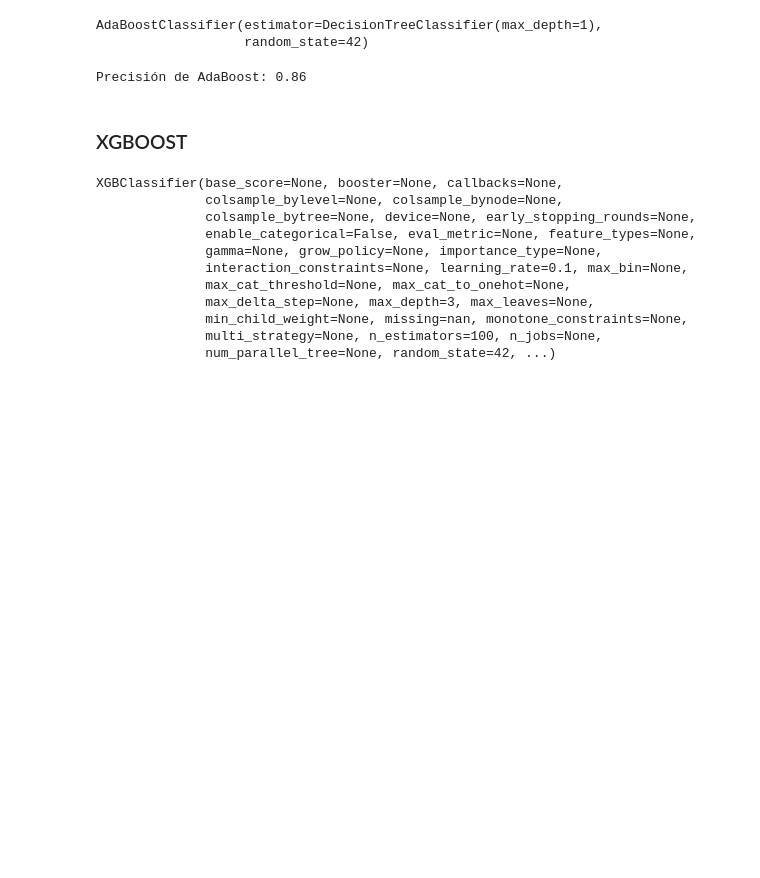
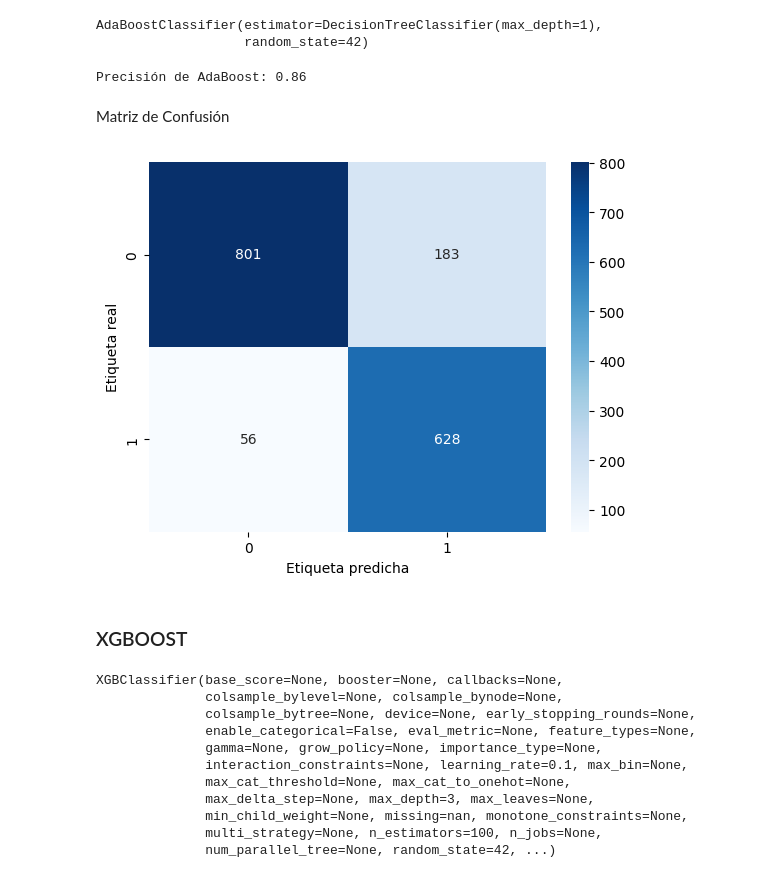
Before and after one commit to Gbustarr/proyectoTallerDatos, a Jupyter notebook: Prediccion_Riesgo_Evento_Cardiaco.ipynb, the cells around one changed output. Drawn from its saved outputs; the diff is of its cells as text; code cells hidden in the pictures; blank space fills up the shorter version.

```diff
--- a/Prediccion_Riesgo_Evento_Cardiaco.ipynb
+++ b/Prediccion_Riesgo_Evento_Cardiaco.ipynb
@@ -1703,6 +1671,16 @@ accuracy = accuracy_score(Y_test, y_pred_ADABOOST)
 print(f'Precisión de AdaBoost: {accuracy:.2f}')
 # %% [output]
 Precisión de AdaBoost: 0.86
+# %% [markdown]
+Matriz de Confusión
+# %%
+cm_adaboost = confusion_matrix(Y_test, y_pred_ADABOOST)
+sns.heatmap(cm_adaboost, annot=True, fmt='d', cmap='Blues')
+plt.ylabel('Etiqueta real')
+plt.xlabel('Etiqueta predicha')
+plt.show()
+# %% [output]
+[figure, added]
 # %% [markdown]
 ### XGBOOST
 # %%
```
Also changed, not shown: parts of 39 cells of this notebook, 4 other files.
